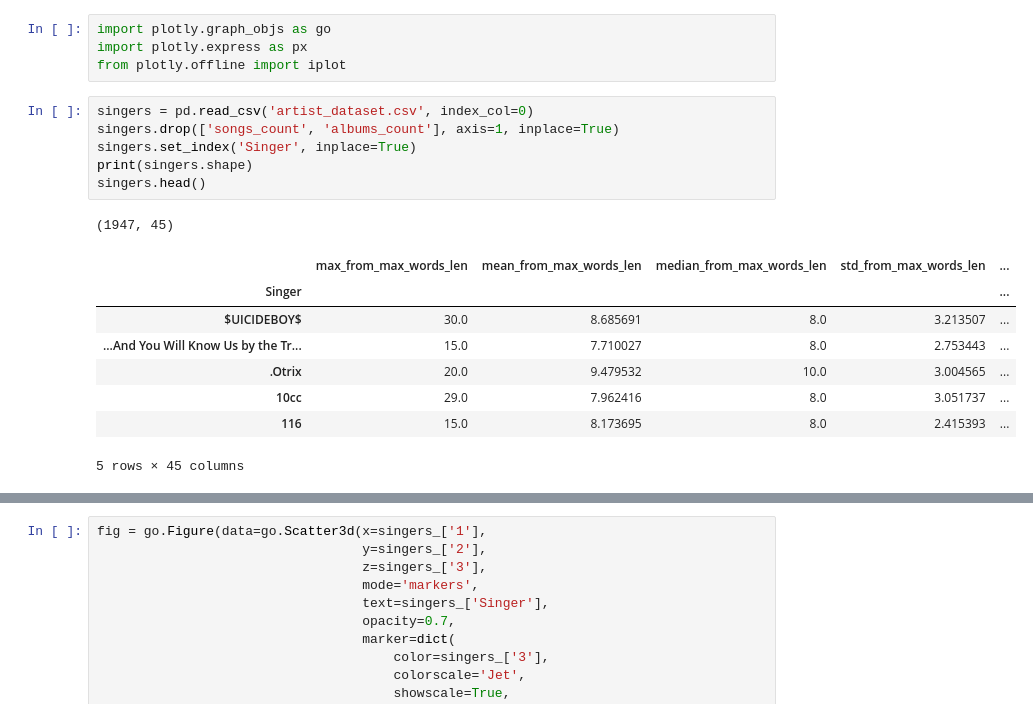
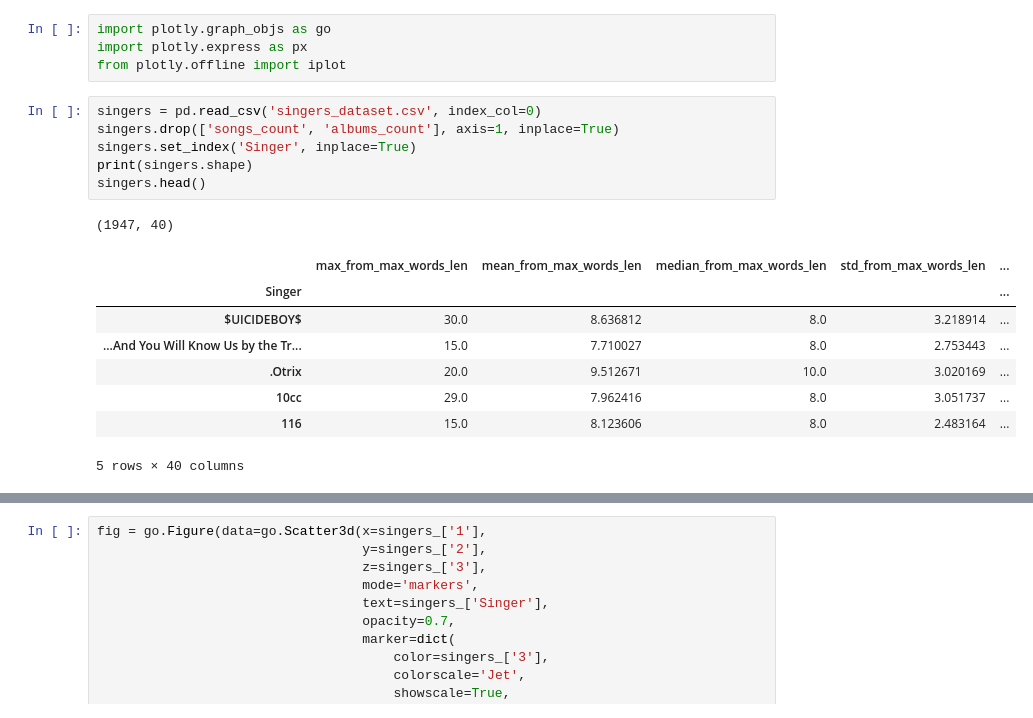
Before and after one commit to detkov/Own-Music-Recommendation-System, a Jupyter notebook: Research [3] - Plot Singers (just attempts).ipynb, the cells around one changed output, grey strips where cells are left out. Drawn from its saved outputs; the diff is of its cells as text.

```diff
--- a/Research [3] - Plot singers.ipynb
+++ b/Research [3] - Plot Singers (just attempts).ipynb
@@ -15,20 +15,20 @@ import plotly.graph_objs as go
 import plotly.express as px
 from plotly.offline import iplot
 # %%
-singers = pd.read_csv('artist_dataset.csv', index_col=0)
+singers = pd.read_csv('singers_dataset.csv', index_col=0)
 singers.drop(['songs_count', 'albums_count'], axis=1, inplace=True)
 singers.set_index('Singer', inplace=True)
 print(singers.shape)
 singers.head()
 # %% [output]
-(1947, 45)
+(1947, 40)
 |  | max_from_max_words_len | mean_from_max_words_len | median_from_max_words_len | std_from_max_words_len | ... |
 | Singer |  |  |  |  | ... |
-| $UICIDEBOY$ | 30.0 | 8.685691 | 8.0 | 3.213507 | ... |
+| $UICIDEBOY$ | 30.0 | 8.636812 | 8.0 | 3.218914 | ... |
 | ...And You Will Know Us by the Tr... | 15.0 | 7.710027 | 8.0 | 2.753443 | ... |
-| .Otrix | 20.0 | 9.479532 | 10.0 | 3.004565 | ... |
+| .Otrix | 20.0 | 9.512671 | 10.0 | 3.020169 | ... |
 | 10cc | 29.0 | 7.962416 | 8.0 | 3.051737 | ... |
-| 116 | 15.0 | 8.173695 | 8.0 | 2.415393 | ... |
+| 116 | 15.0 | 8.123606 | 8.0 | 2.483164 | ... |
-5 rows × 45 columns
+5 rows × 40 columns
 # %%
 pipeline = Pipeline([('scaler', None),
```
Also changed, not shown: parts of 1 cell of this notebook, 5 other files.
